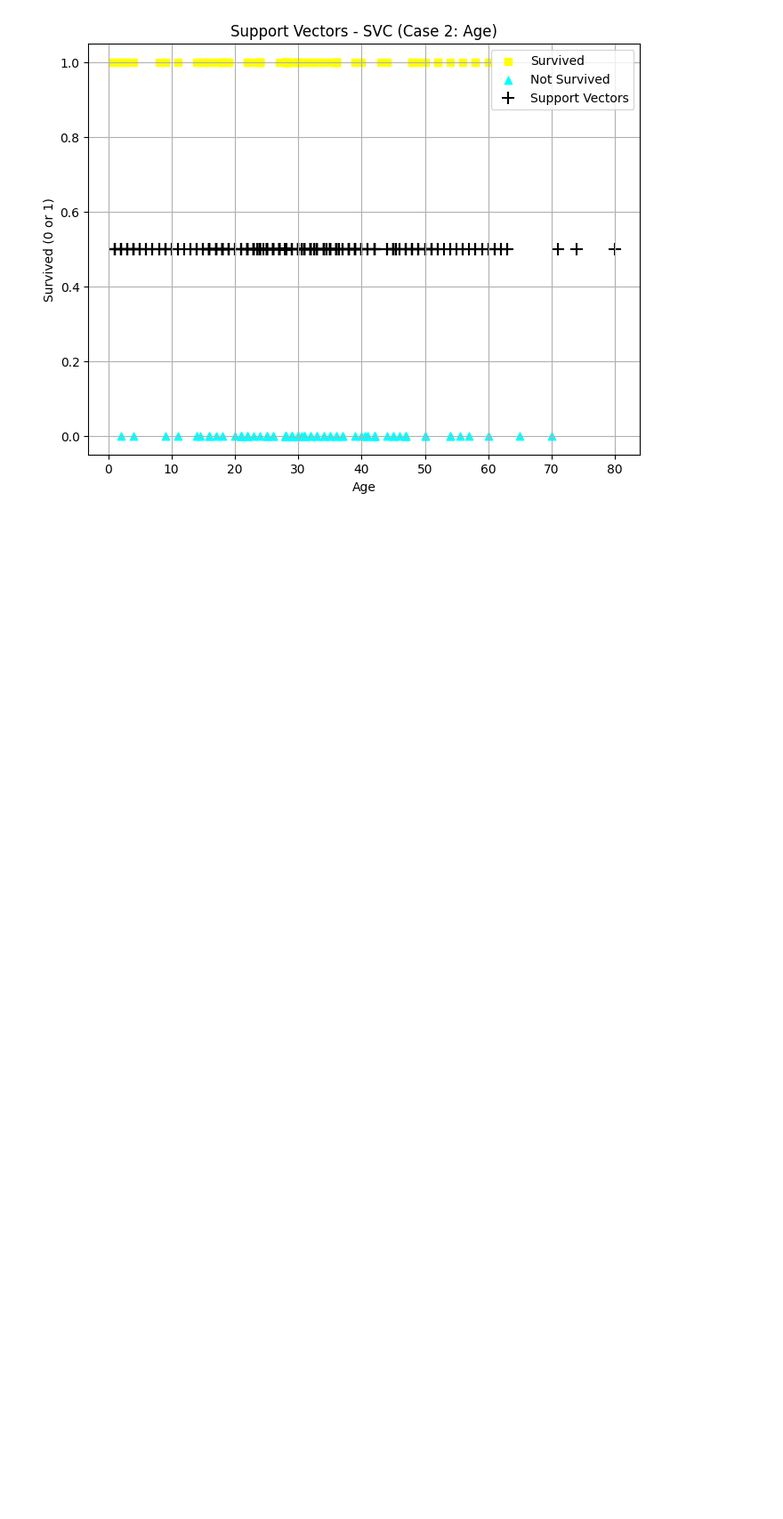
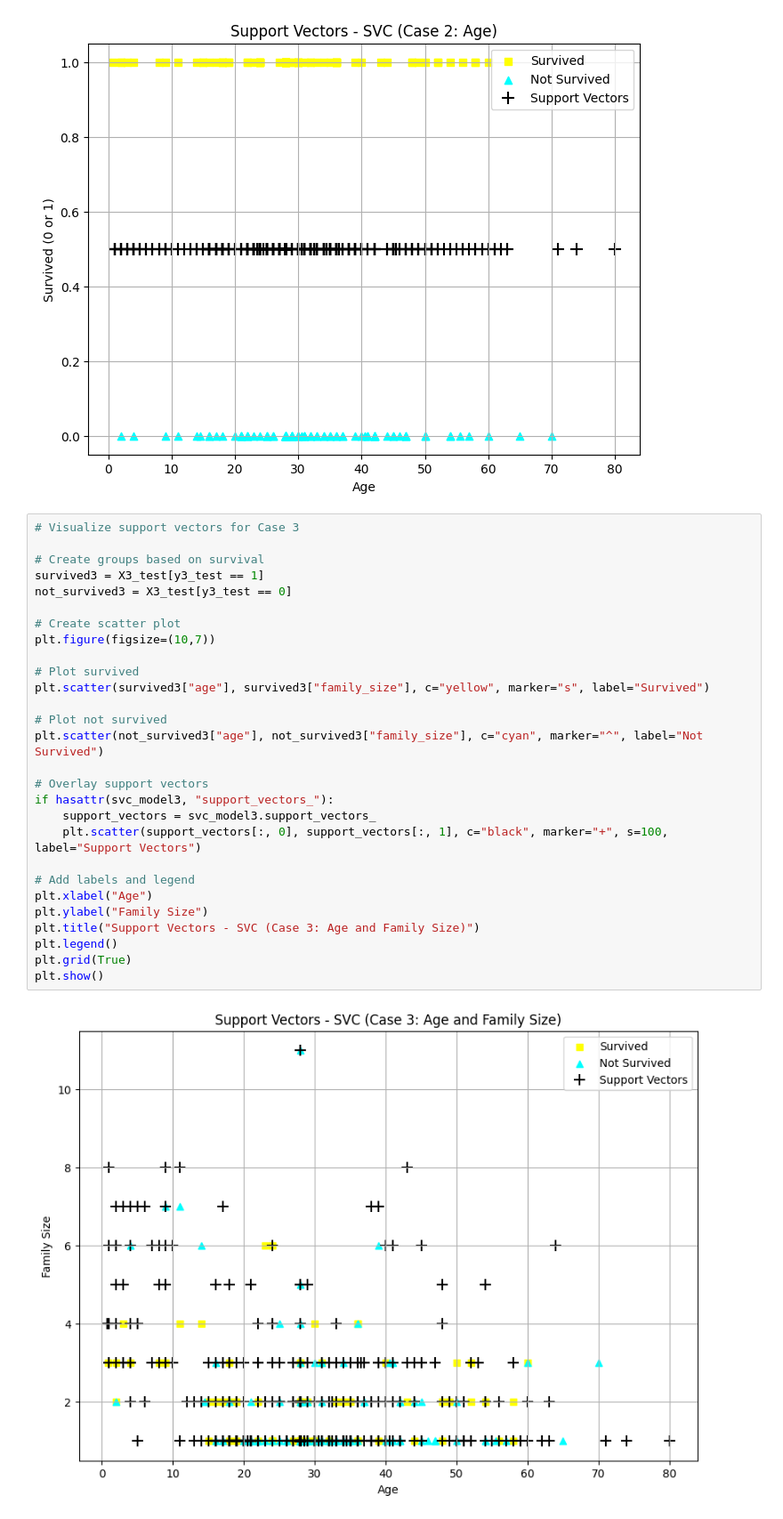
Before and after one commit to DMill31/applied-ml-miller, a Jupyter notebook: notebooks/project03/ml03_miller.ipynb, the cells around one changed output. Shown at 89% size. Saved outputs shown, nothing was run; the diff lists cells and outputs as text; blank space fills up the shorter version.

Commit message:
Created visual for SVC case 3

```diff
--- a/notebooks/project03/ml03_miller.ipynb
+++ b/notebooks/project03/ml03_miller.ipynb
@@ -480,3 +480,33 @@ plt.grid(True)
 plt.show()
 # %% [output]
 [figure]
+# %%
+# Visualize support vectors for Case 3
+
+# Create groups based on survival
+survived3 = X3_test[y3_test == 1]
+not_survived3 = X3_test[y3_test == 0]
+
+# Create scatter plot
+plt.figure(figsize=(10,7))
+
+# Plot survived
+plt.scatter(survived3["age"], survived3["family_size"], c="yellow", marker="s", label="Survived")
+
+# Plot not survived
+plt.scatter(not_survived3["age"], not_survived3["family_size"], c="cyan", marker="^", label="Not Survived")
+
+# Overlay support vectors
+if hasattr(svc_model3, "support_vectors_"):
+    support_vectors = svc_model3.support_vectors_
+    plt.scatter(support_vectors[:, 0], support_vectors[:, 1], c="black", marker="+", s=100, label="Support Vectors")
+
+# Add labels and legend
+plt.xlabel("Age")
+plt.ylabel("Family Size")
+plt.title("Support Vectors - SVC (Case 3: Age and Family Size)")
+plt.legend()
+plt.grid(True)
+plt.show()
+# %% [output]
+[figure, added]
```
Also changed, not shown: parts of 1 cell of this notebook, 1 other file.
